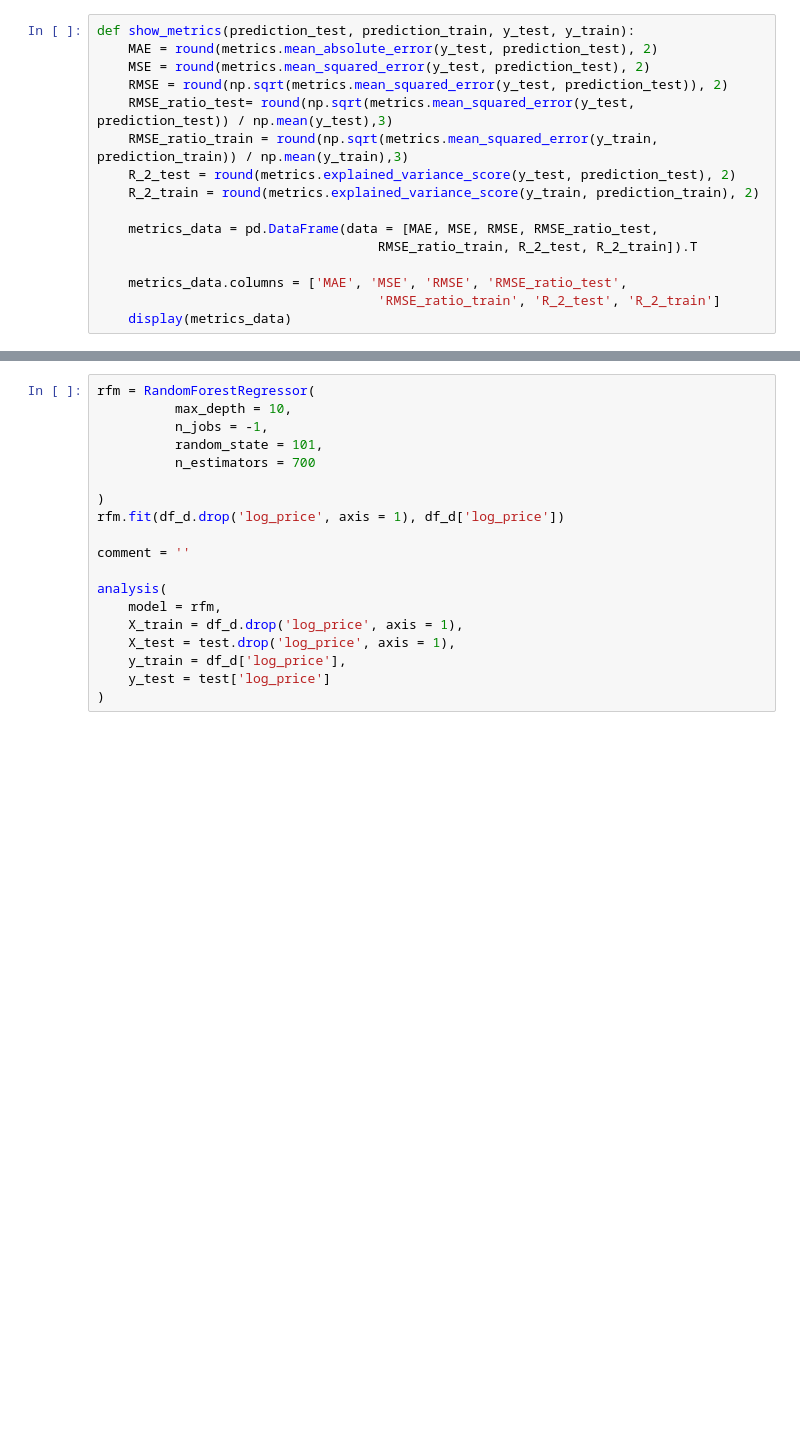
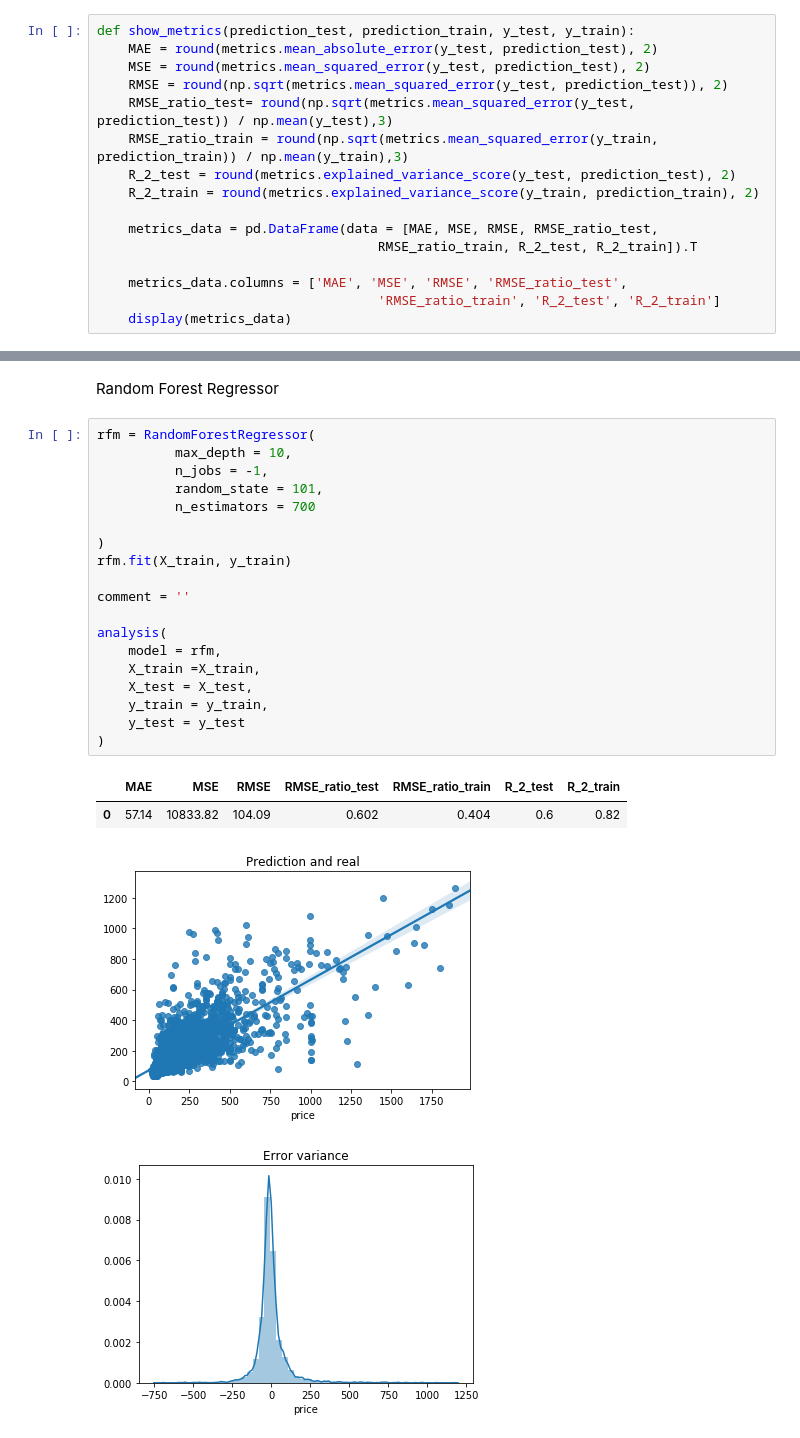
Before and after one commit to Divasson/VisualizacionDatosAirBnB, a Jupyter notebook: modelling/regression_model.ipynb, the cells around one changed output, grey strips where cells are left out. Drawn from its saved outputs; the diff is of its cells as text; blank space fills up the shorter version.

```diff
--- a/modelling/regression_model.ipynb
+++ b/modelling/regression_model.ipynb
@@ -703,19 +300,26 @@ analysis(
+# %% [markdown]
+Random Forest Regressor
 # %%
 rfm = RandomForestRegressor(
           max_depth = 10,
           n_jobs = -1,
           random_state = 101,
           n_estimators = 700
 
 )
-rfm.fit(df_d.drop('log_price', axis = 1), df_d['log_price'])
+rfm.fit(X_train, y_train)
 
 comment = ''
 
 analysis(
     model = rfm,
-    X_train = df_d.drop('log_price', axis = 1),
-    X_test = test.drop('log_price', axis = 1),
-    y_train = df_d['log_price'],
-    y_test = test['log_price']
+    X_train =X_train,
+    X_test = X_test,
+    y_train = y_train,
+    y_test = y_test
 )
+# %% [output]
+|  | MAE | MSE | RMSE | RMSE_ratio_test | RMSE_ratio_train | R_2_test | R_2_train |
+| 0 | 57.14 | 10833.82 | 104.09 | 0.602 | 0.404 | 0.6 | 0.82 |
+[figure, added]
+[figure, added]
```
Also changed, not shown: parts of 55 cells of this notebook.
